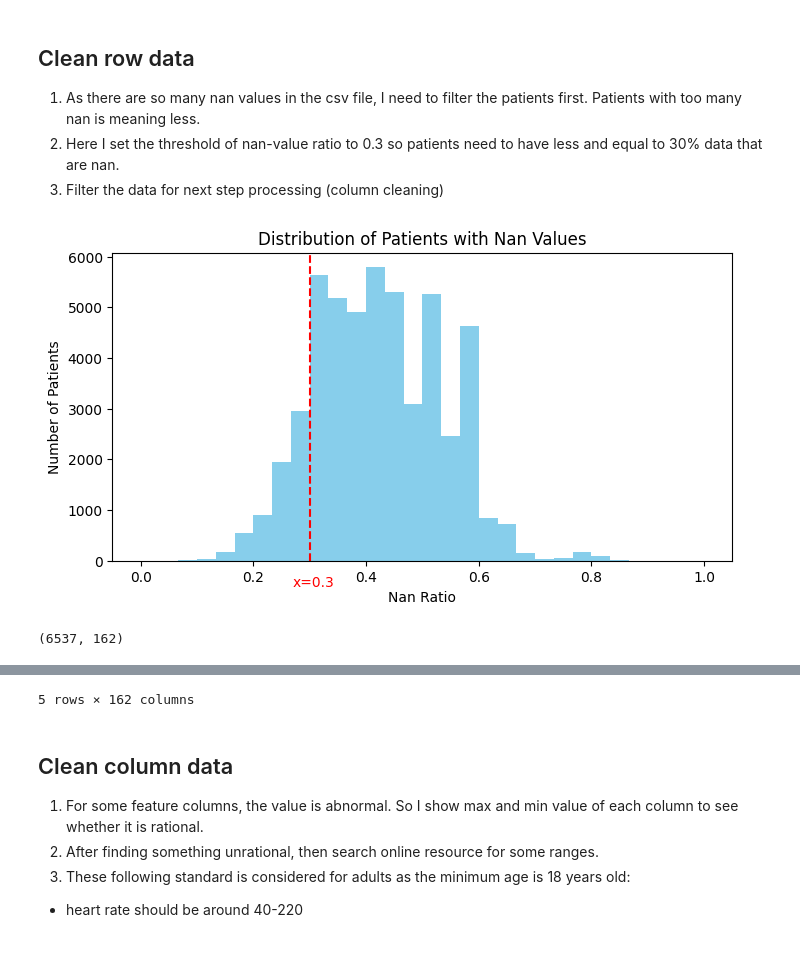
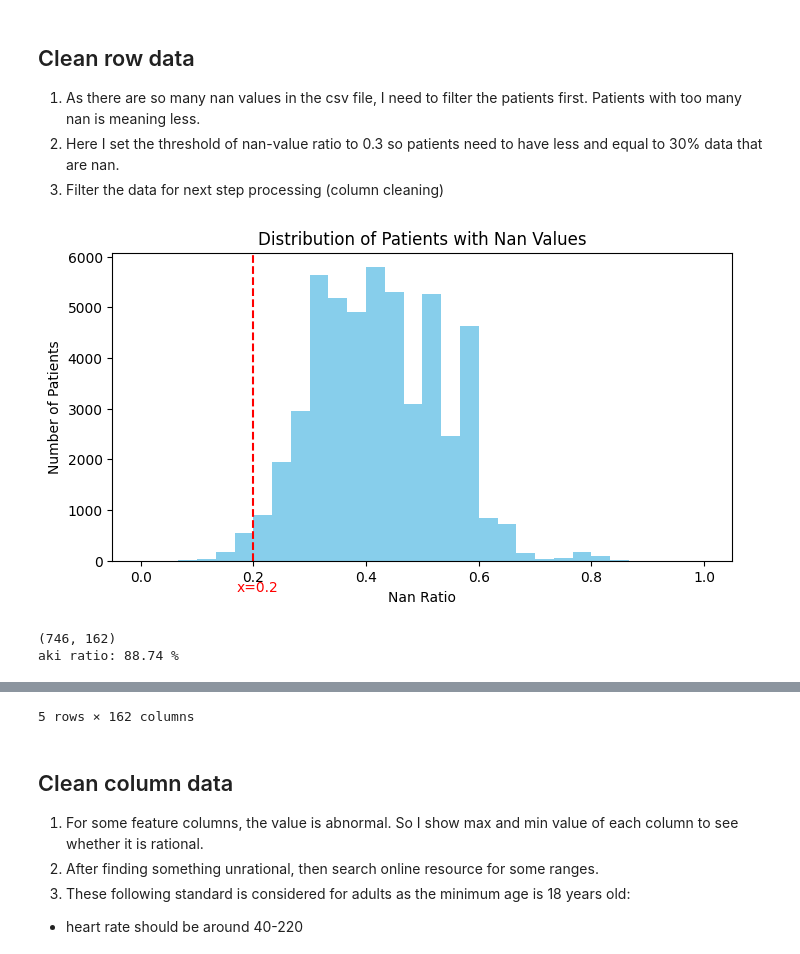
Before and after one commit to NUSLCC/SPH_Assignment1, a Jupyter notebook: assignment1.ipynb, the cells around one changed output, grey strips where cells are left out. Saved outputs shown, nothing was run; the diff lists cells and outputs as text; code cells hidden in the pictures.

```diff
--- a/assignment1.ipynb
+++ b/assignment1.ipynb
@@ -44,0 +48,9 @@ print(aki_nan_count)
+# %%
+def get_aki_ratio(df):
+    aki_count = 0
+    for each in df["aki"]:
+        if each > 0:
+            aki_count+=1
+    aki_ratio = round(aki_count/(df.shape[0]), 4)*100
+    print("aki ratio:",aki_ratio,"%")
+get_aki_ratio(df)
@@ -50,20 +64,22 @@ print(aki_nan_count)
 3. Filter the data for next step processing (column cleaning)
 # %%
 df_row_nan_ratio = df.isnull().sum(axis=1) / len(df.columns)
-row_threshold = 0.3
+row_threshold = 0.20
 plt.figure(figsize=(8, 4))
 plt.hist(df_row_nan_ratio.values, bins=30, range=(0, 1), color='skyblue')
 plt.title('Distribution of Patients with Nan Values')
 plt.xlabel('Nan Ratio')
 plt.ylabel('Number of Patients')
 plt.axvline(x=row_threshold, color='red', linestyle='--')
-plt.text(row_threshold-0.03, -500, 'x='+str(row_threshold), color='red')
+plt.text(row_threshold-0.03, -600, 'x='+str(row_threshold), color='red')
 plt.show()
 
 new_df_row_cleaning = df.loc[df_row_nan_ratio <= row_threshold, :]
 print(new_df_row_cleaning.shape)
+get_aki_ratio(new_df_row_cleaning)
 new_df_row_cleaning.head()
 # %% [output]
-[figure, old version]
+[figure, new version]
-(6537, 162)
+(746, 162)
+aki ratio: 88.74 %
 |  | id | aki | gender | admission_age | race | heart_rate_min | heart_rate_max | heart_rate_mean | ... |
```
Also changed, not shown: parts of 24 cells of this notebook.
